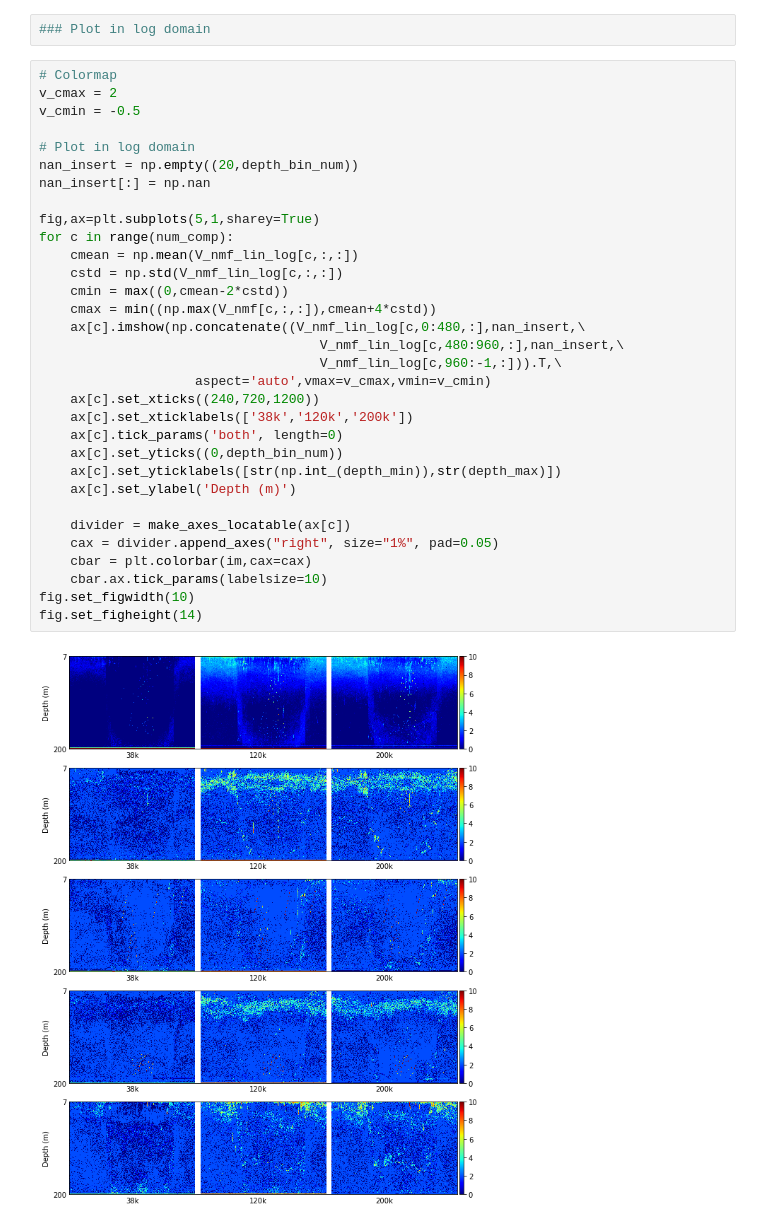
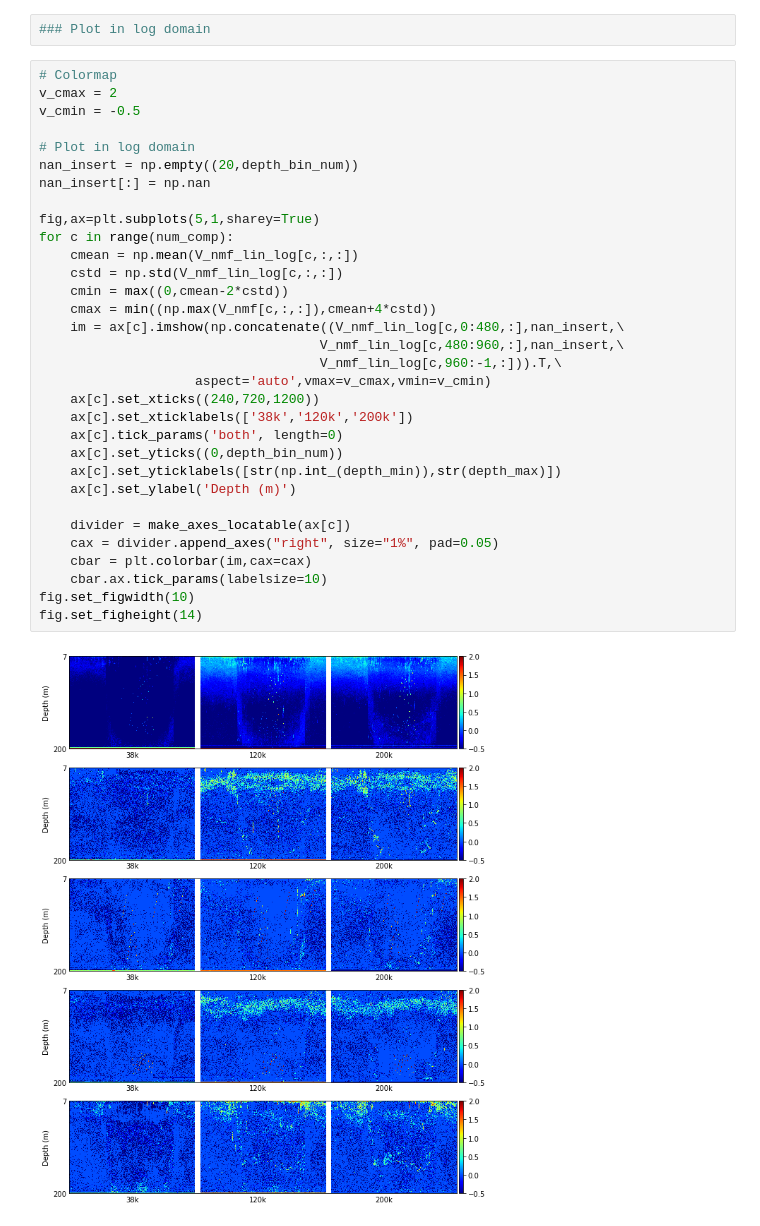
Before and after one commit to valentina-s/ooi_sonar, a Jupyter notebook: NMF on linear scale.ipynb, the cells around one changed output. Drawn from its saved outputs; the diff is of its cells as text.

```diff
--- a/NMF on linear scale.ipynb
+++ b/NMF on linear scale.ipynb
@@ -261,32 +261,32 @@ fig.set_figheight(14)
 v_cmax = 2
 v_cmin = -0.5
 
 # Plot in log domain
 nan_insert = np.empty((20,depth_bin_num))
 nan_insert[:] = np.nan
 
 fig,ax=plt.subplots(5,1,sharey=True)
 for c in range(num_comp):
     cmean = np.mean(V_nmf_lin_log[c,:,:])
     cstd = np.std(V_nmf_lin_log[c,:,:])
     cmin = max((0,cmean-2*cstd))
     cmax = min((np.max(V_nmf[c,:,:]),cmean+4*cstd))
-    ax[c].imshow(np.concatenate((V_nmf_lin_log[c,0:480,:],nan_insert,\
+    im = ax[c].imshow(np.concatenate((V_nmf_lin_log[c,0:480,:],nan_insert,\
                                     V_nmf_lin_log[c,480:960,:],nan_insert,\
                                     V_nmf_lin_log[c,960:-1,:])).T,\
                     aspect='auto',vmax=v_cmax,vmin=v_cmin)
     ax[c].set_xticks((240,720,1200))
     ax[c].set_xticklabels(['38k','120k','200k'])
     ax[c].tick_params('both', length=0)
     ax[c].set_yticks((0,depth_bin_num))
     ax[c].set_yticklabels([str(np.int_(depth_min)),str(depth_max)])
     ax[c].set_ylabel('Depth (m)')
 
     divider = make_axes_locatable(ax[c])
     cax = divider.append_axes("right", size="1%", pad=0.05)
     cbar = plt.colorbar(im,cax=cax)
     cbar.ax.tick_params(labelsize=10)
 fig.set_figwidth(10)
 fig.set_figheight(14)
 # %% [output]
-[figure, old version]
+[figure, new version]
```
